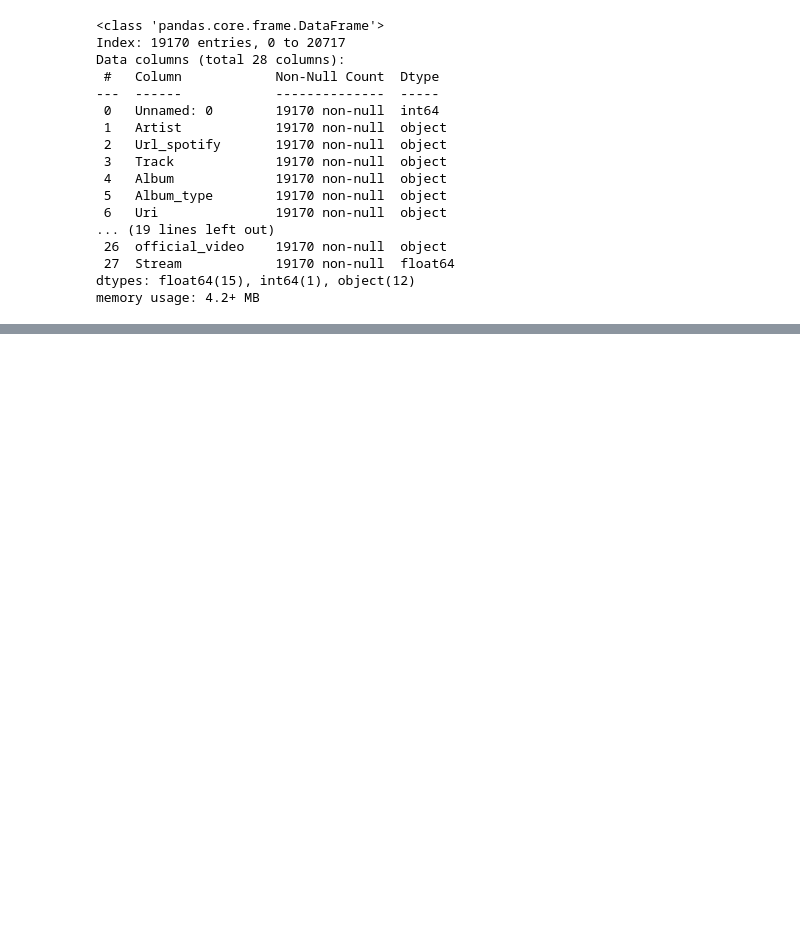
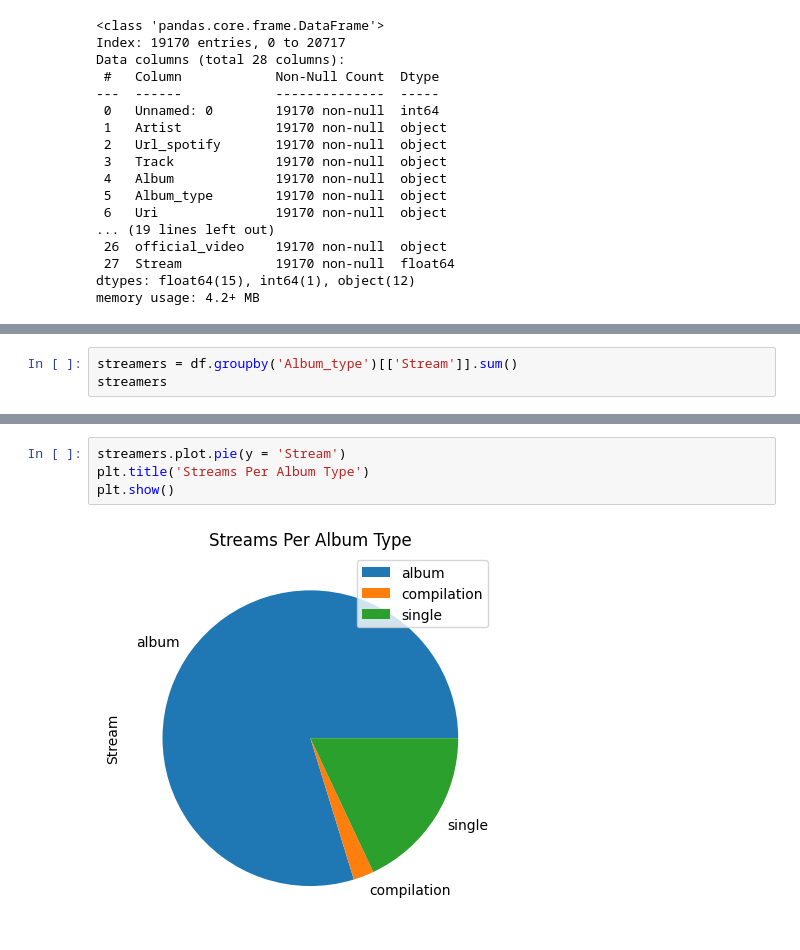
Before and after one commit to JaswanthKrishnaE/Heart-Attack-Prediction-, a Jupyter notebook: EDA.ipynb, the cells around one changed output, grey strips where cells are left out. Saved outputs shown, nothing was run; the diff lists cells and outputs as text; blank space fills up the shorter version.

```diff
--- a/EDA.ipynb
+++ b/EDA.ipynb
@@ -122,0 +160,3 @@ memory usage: 4.2+ MB
+# %%
+streamers = df.groupby('Album_type')[['Stream']].sum()
+streamers
@@ -122,0 +169,6 @@ memory usage: 4.2+ MB
+# %%
+streamers.plot.pie(y = 'Stream')
+plt.title('Streams Per Album Type')
+plt.show()
+# %% [output]
+[figure, added]
```
Also changed, not shown: parts of 26 cells of this notebook, 2 other files.
